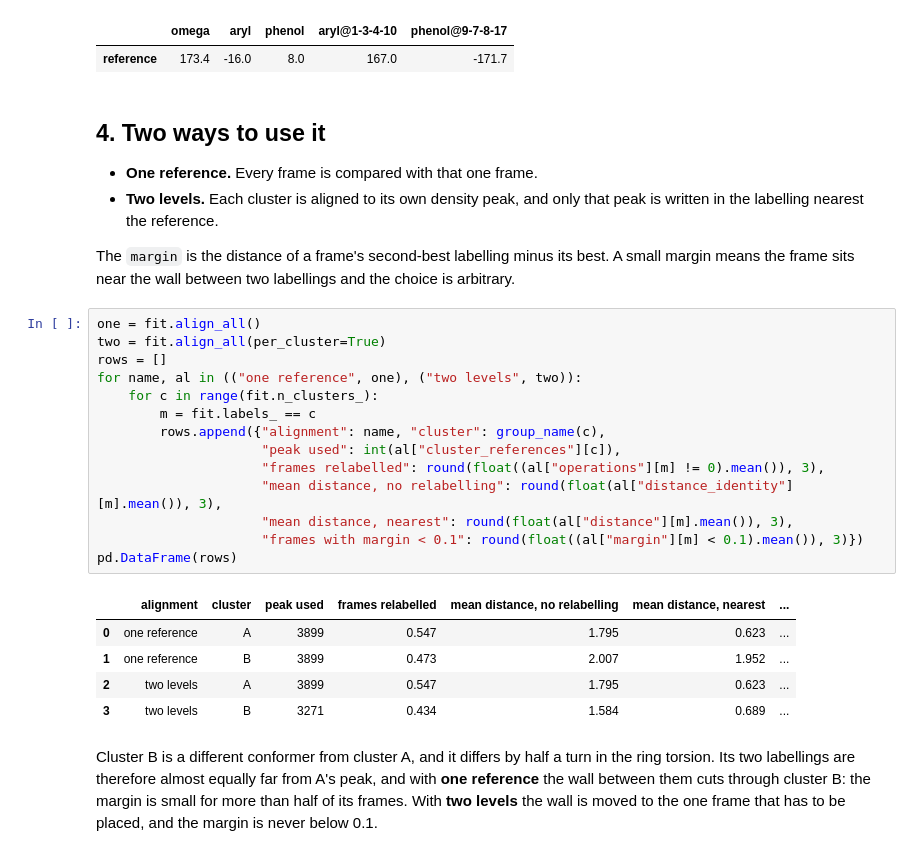
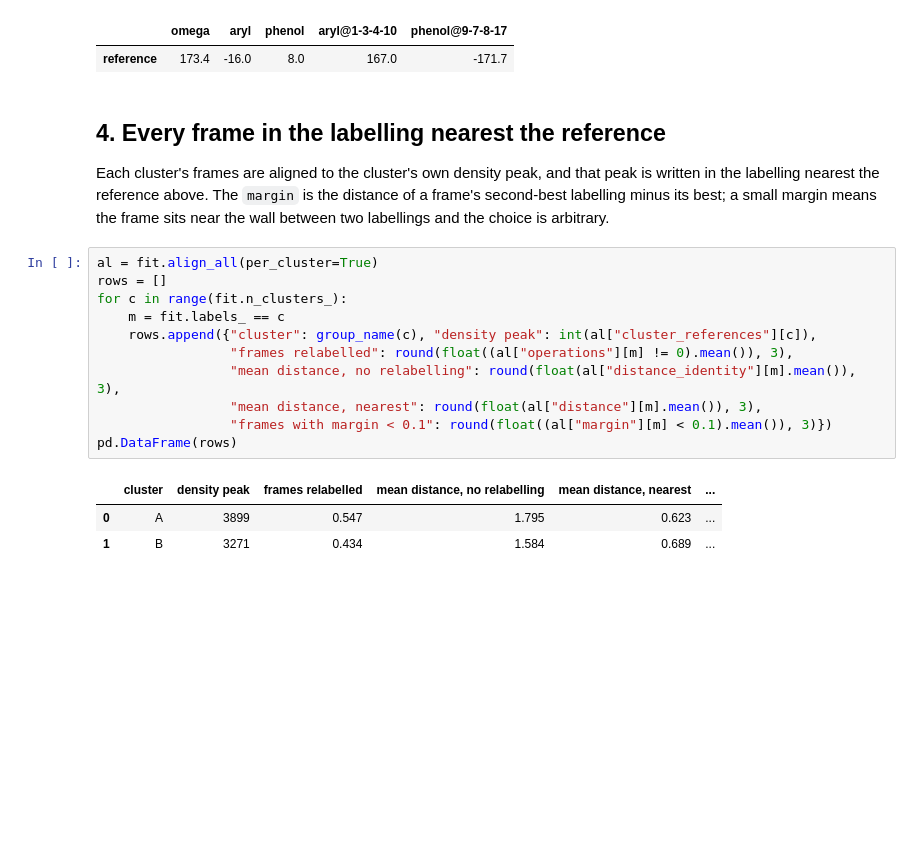
Before and after one commit to csy0000/MD-tools, a Jupyter notebook: docs/tutorial/paracetamol/analysis/symmetry-alignment.ipynb, the cells around one changed output. Saved outputs shown, nothing was run; the diff lists cells and outputs as text; blank space fills up the shorter version.

```diff
--- a/docs/tutorial/paracetamol/analysis/symmetry-alignment.ipynb
+++ b/docs/tutorial/paracetamol/analysis/symmetry-alignment.ipynb
@@ -96,40 +96,27 @@ reference: frame 3899, cluster A, core distance 0.153
 |  | omega | aryl | phenol | aryl@1-3-4-10 | phenol@9-7-8-17 |
 | reference | 173.4 | -16.0 | 8.0 | 167.0 | -171.7 |
 # %% [markdown]
-## 4. Two ways to use it
+## 4. Every frame in the labelling nearest the reference
 
-* **One reference.** Every frame is compared with that one frame.
-* **Two levels.** Each cluster is aligned to its own density peak, and only that peak is written in
-  the labelling nearest the reference.
-
-The `margin` is the distance of a frame's second-best labelling minus its best. A small margin means
-the frame sits near the wall between two labellings and the choice is arbitrary.
+Each cluster's frames are aligned to the cluster's own density peak, and that peak is written in the
+labelling nearest the reference above. The `margin` is the distance of a frame's second-best
+labelling minus its best; a small margin means the frame sits near the wall between two labellings
+and the choice is arbitrary.
 # %%
-one = fit.align_all()
-two = fit.align_all(per_cluster=True)
+al = fit.align_all(per_cluster=True)
 rows = []
-for name, al in (("one reference", one), ("two levels", two)):
-    for c in range(fit.n_clusters_):
-        m = fit.labels_ == c
-        rows.append({"alignment": name, "cluster": group_name(c),
-                     "peak used": int(al["cluster_references"][c]),
-                     "frames relabelled": round(float((al["operations"][m] != 0).mean()), 3),
-                     "mean distance, no relabelling": round(float(al["distance_identity"][m].mean()), 3),
-                     "mean distance, nearest": round(float(al["distance"][m].mean()), 3),
-                     "frames with margin < 0.1": round(float((al["margin"][m] < 0.1).mean()), 3)})
+for c in range(fit.n_clusters_):
+    m = fit.labels_ == c
+    rows.append({"cluster": group_name(c), "density peak": int(al["cluster_references"][c]),
+                 "frames relabelled": round(float((al["operations"][m] != 0).mean()), 3),
+                 "mean distance, no relabelling": round(float(al["distance_identity"][m].mean()), 3),
+                 "mean distance, nearest": round(float(al["distance"][m].mean()), 3),
+                 "frames with margin < 0.1": round(float((al["margin"][m] < 0.1).mean()), 3)})
 pd.DataFrame(rows)
 # %% [output]
-|  | alignment | cluster | peak used | frames relabelled | mean distance, no relabelling | mean distance, nearest | ... |
-| 0 | one reference | A | 3899 | 0.547 | 1.795 | 0.623 | ... |
-| 1 | one reference | B | 3899 | 0.473 | 2.007 | 1.952 | ... |
-| 2 | two levels | A | 3899 | 0.547 | 1.795 | 0.623 | ... |
-| 3 | two levels | B | 3271 | 0.434 | 1.584 | 0.689 | ... |
+|  | cluster | density peak | frames relabelled | mean distance, no relabelling | mean distance, nearest | ... |
+| 0 | A | 3899 | 0.547 | 1.795 | 0.623 | ... |
+| 1 | B | 3271 | 0.434 | 1.584 | 0.689 | ... |
-# %% [markdown]
-Cluster B is a different conformer from cluster A, and it differs by half a turn in the ring
-torsion. Its two labellings are therefore almost equally far from A's peak, and with **one
-reference** the wall between them cuts through cluster B: the margin is small for more than half of
-its frames. With **two levels** the wall is moved to the one frame that has to be placed, and the
-margin is never below 0.1.
 # %% [markdown]
 ## 5. The marginals, as stored and written in one labelling
 
```
Also changed, not shown: parts of 9 cells of this notebook, 3 other files.
